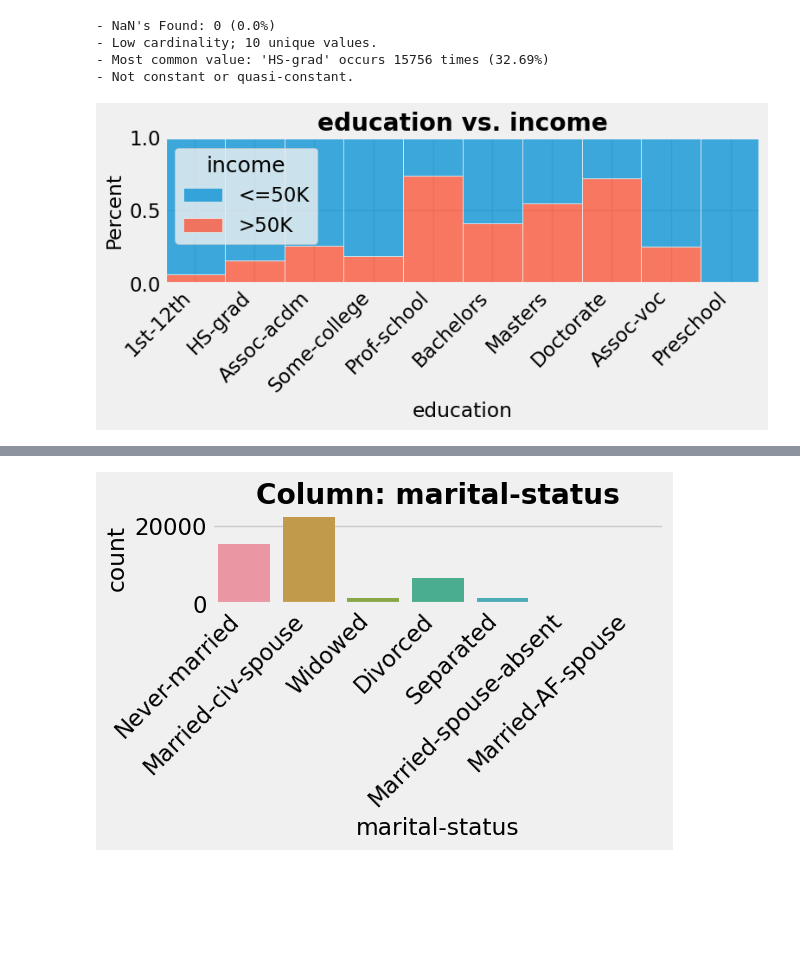
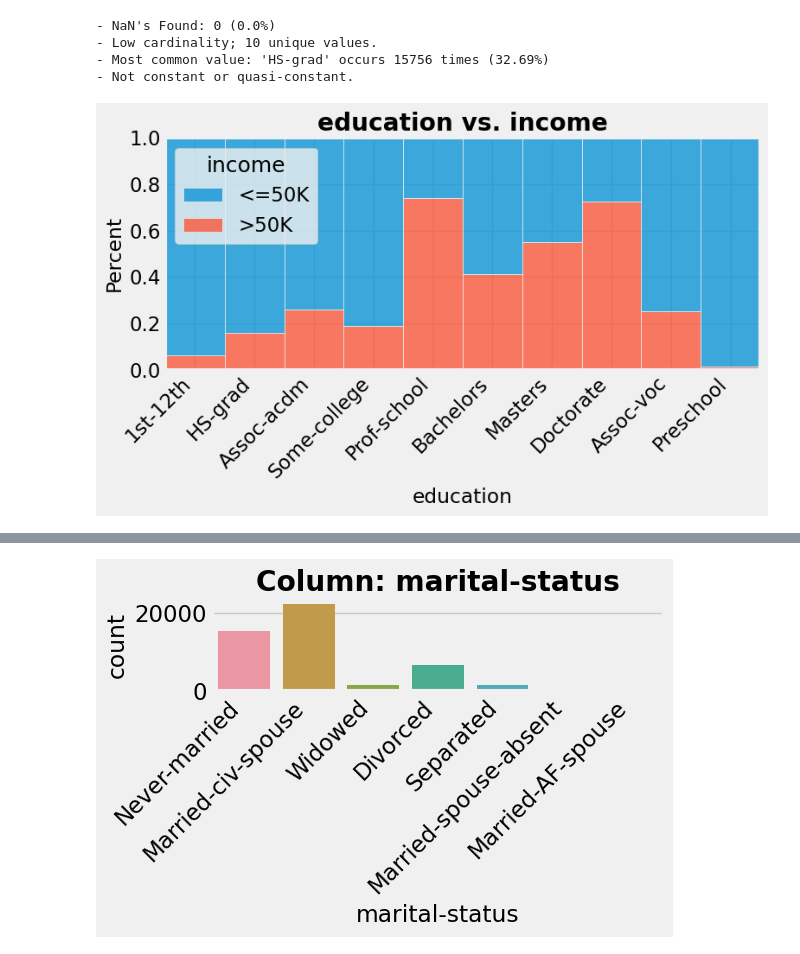
Before and after one commit to NemesisCrociata/Prediction-of-Adult-Income, a Jupyter notebook: Prediction_of_Adult_Income.ipynb, the cells around one changed output, grey strips where cells are left out. Saved outputs shown, nothing was run; the diff lists cells and outputs as text; code cells hidden in the pictures; blank space fills up the shorter version.

```diff
--- a/Prediction_of_Adult_Income.ipynb
+++ b/Prediction_of_Adult_Income.ipynb
@@ -888,6 +919,6 @@ viz_categorical(df, x='education');
 - Not constant or quasi-constant.
 # %%
 viz_categorical_vs_target(df, x='education', y='income', target_type='class',
-                          figsize=(8,4));
+                          figsize=(8,5));
 # %% [output]
-[figure, old version]
+[figure, new version]
```
Also changed, not shown: parts of 26 cells of this notebook.
